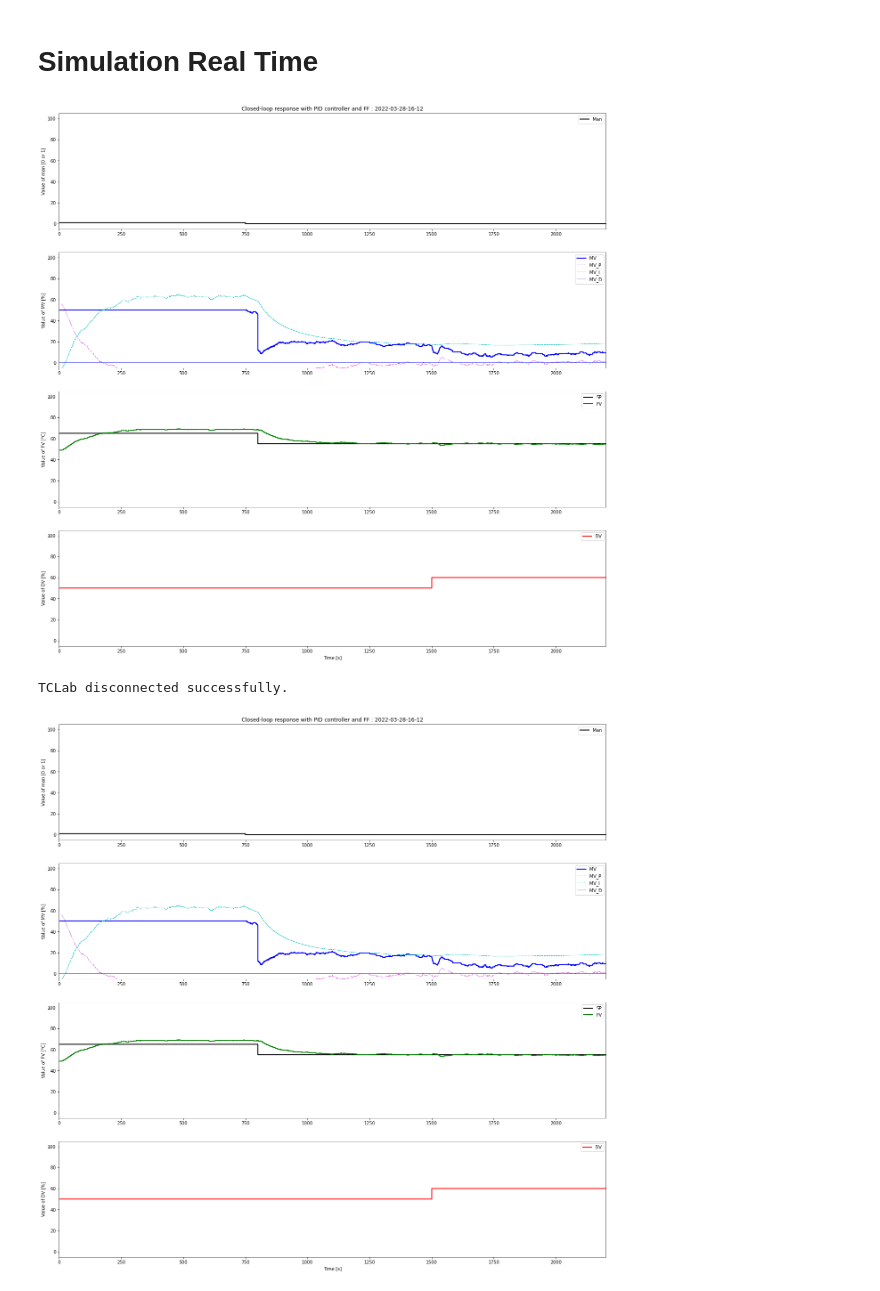
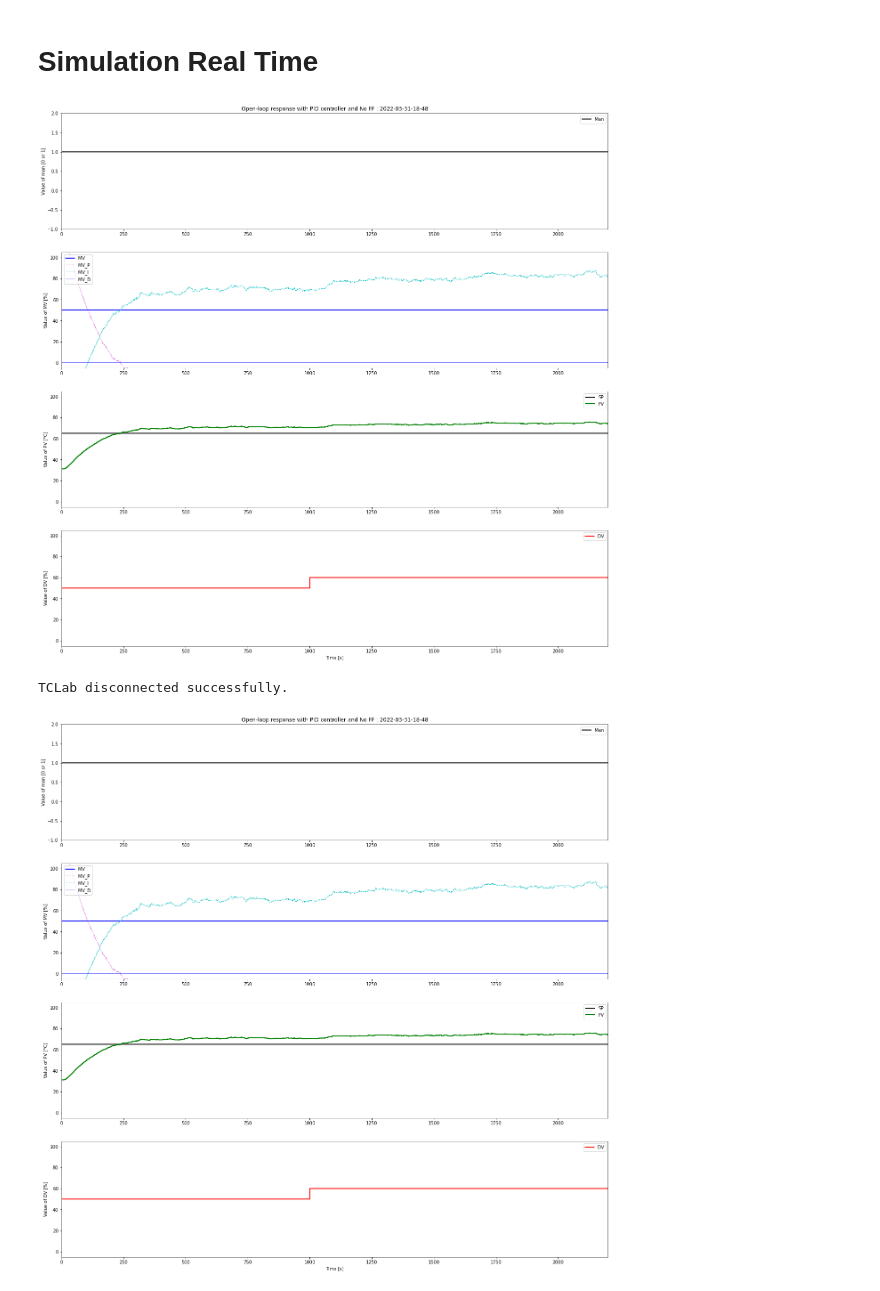
Before and after one commit to jmimassi/Control-Theory, a Jupyter notebook: TCLab_CLP.ipynb, the cells around one changed output. Drawn from its saved outputs; the diff is of its cells as text; code cells hidden in the pictures.

```diff
--- a/TCLab_CLP.ipynb
+++ b/TCLab_CLP.ipynb
@@ -47,12 +47,12 @@ MVMax = 500
 # %%
 #1 OLP + no FF
 
-# ManPath = {0 : True,Tsim : True}
-# MVManPath = {0 : MV0, Tsim : MV0}
-# SPPath = {0 : PV0, 800 : PV0}
-# DVPath = {0 : 50, 1000 : 60, Tsim : 60}
-# ActivateFF = False
-# ManFF = True
+ManPath = {0 : True,Tsim : True}
+MVManPath = {0 : MV0, Tsim : MV0}
+SPPath = {0 : PV0, 800 : PV0}
+DVPath = {0 : 50, 1000 : 60, Tsim : 60}
+ActivateFF = False
+ManFF = True
 
 #2 OLP + FF
 
@@ -74,12 +74,12 @@ MVMax = 500
 
 #4 CLP + FF
 
-ManPath = {0 : True, 750: False, Tsim : False}
-MVManPath = {0 : MV0, Tsim : MV0}
-SPPath = {0 : PV0, 800 : PV0-10, Tsim : PV0-10}
-DVPath = {0 : DV0, 1500 : DV0+10, Tsim : DV0+10}
-ActivateFF = True
-ManFF = False
+# ManPath = {0 : True, 750: False, Tsim : False}
+# MVManPath = {0 : MV0, Tsim : MV0}
+# SPPath = {0 : PV0, 800 : PV0-10, Tsim : PV0-10}
+# DVPath = {0 : DV0, 1500 : DV0+10, Tsim : DV0+10}
+# ActivateFF = True
+# ManFF = False
 # %% [markdown]
 # Simulation Real Time
 # %%
@@ -110,7 +110,7 @@ fig.set_figwidth(22)
 
 l1, = ax1.step([0,Tsim],[0,100],'k-',linewidth=2,label='Man',where='post')
 ax1.set_ylabel('Value of man [0 or 1]')
-ax1.set_title('Closed-loop response with PID controller and FF : ' + date_time)
+ax1.set_title('Open-loop response with PID controller and No FF : ' + date_time)
 ax1.legend(loc='best')
 
 l2, = ax2.step([0,Tsim],[0,100],'b-',linewidth=2,label='MV',where='post')
@@ -163,34 +163,35 @@ for i in range(0,N):
     l4.set_data(t,MVI)
     l5.set_data(t,MVD)
     l6.set_data(t,SP)
     l7.set_data(t,PV)
     l8.set_data(t,DV)
 
     clear_output(wait=True)
 
     ax1.set_xlim(0, t[-1]+1)
     ax2.set_xlim(0, t[-1]+1)
     ax3.set_xlim(0, t[-1]+1)
     ax4.set_xlim(0, t[-1]+1)
 
+    ax1.set_ylim(-1,2)
+
     display(fig)
 lab.close()
-#Save Draw
 
 t = np.array(t)
 MV = np.array(MV)
 MVP = np.array(MVP)
 MVI = np.array(MVI)
 MVD = np.array(MVD)
 SP = np.array(SP)
 PV = np.array(PV)
 DV = np.array(DV)
 Man = np.array(Man)
 my_data = np.vstack((t.T,MV.T, MVP.T, MVI.T, MVD.T, SP.T, PV.T, DV.T, Man.T))
 my_data = my_data.T
 nameFile = 'Data/Closed_Loop_experiment_with_PID_and_FF_' + date_time + '.txt'
 np.savetxt(nameFile,my_data,delimiter=',',header='t,MV,MVP,MVI,MVD,SP,PV,DV,Man',comments='')
 # %% [output]
-[figure, old version]
+[figure, new version]
 TCLab disconnected successfully.
-[figure, old version]
+[figure, new version]
```
Also changed, not shown: 8 other files.
